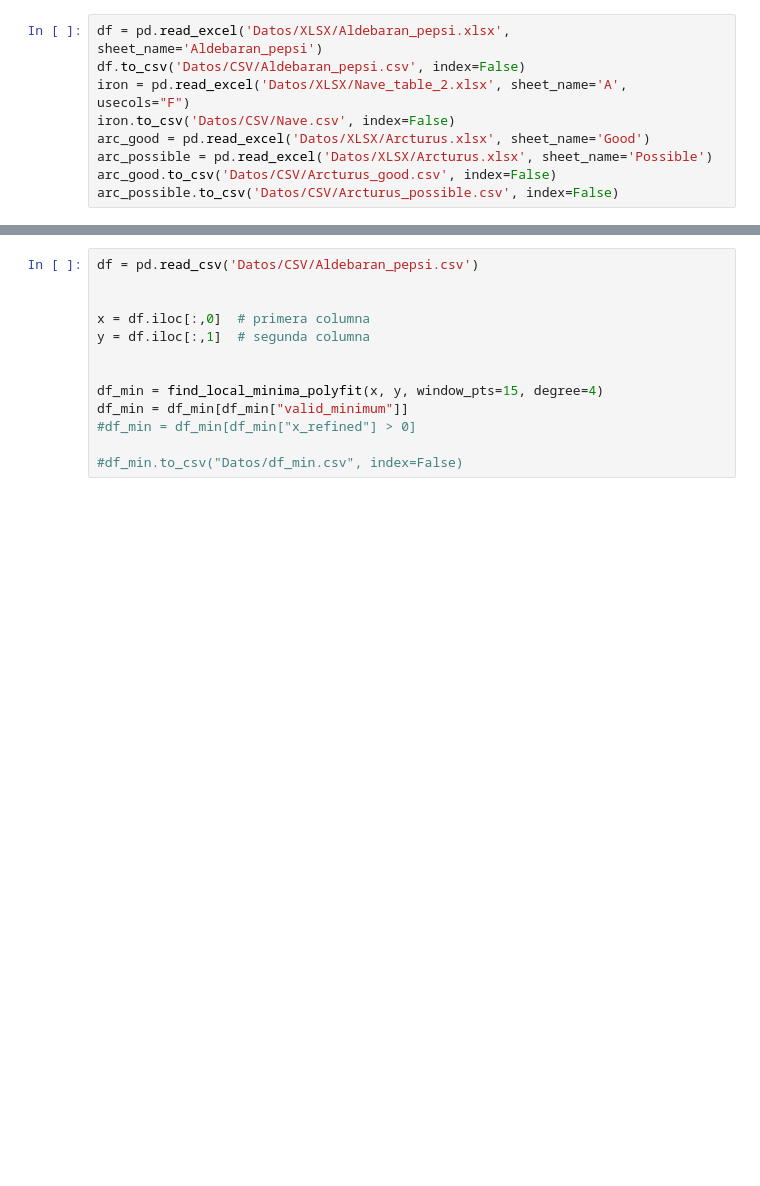
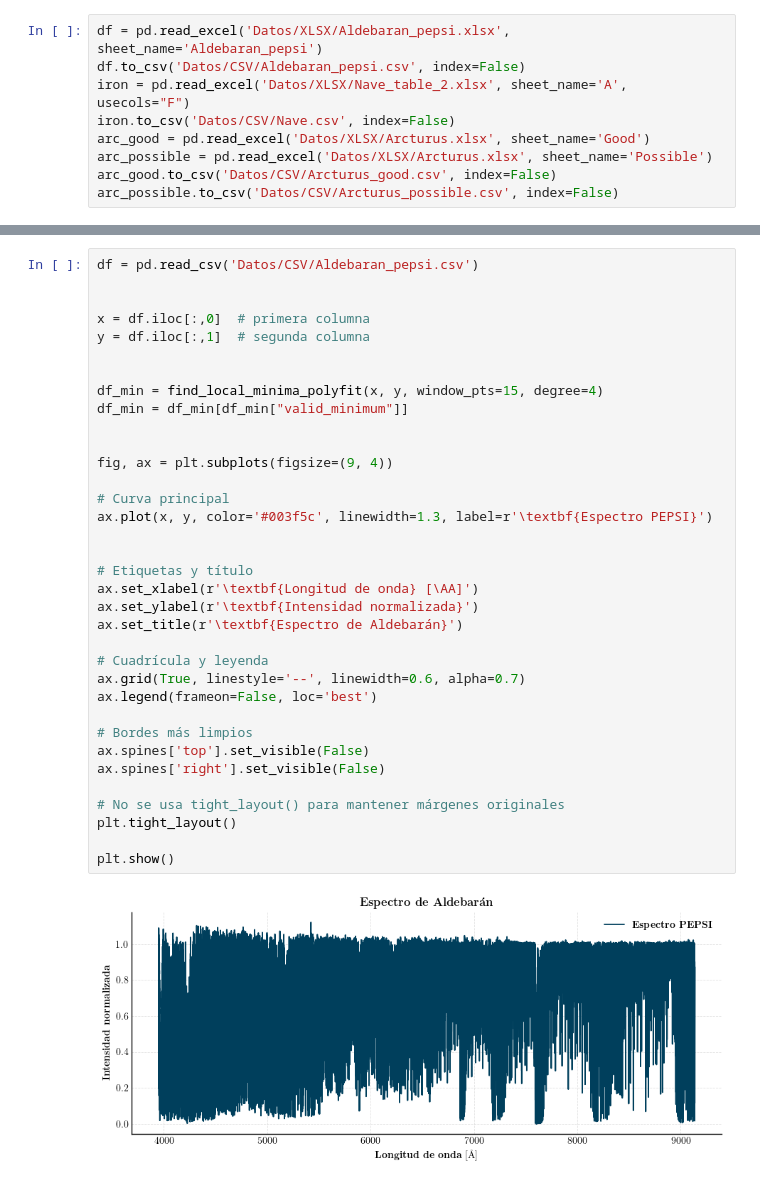
Before and after one commit to LaraGomezN/Aldebaran, a Jupyter notebook: main.ipynb, the cells around one changed output, grey strips where cells are left out. Saved outputs shown, nothing was run; the diff lists cells and outputs as text; blank space fills up the shorter version.

```diff
--- a/main.ipynb
+++ b/main.ipynb
@@ -143,16 +164,40 @@ def find_local_minima_polyfit(
 # %%
 df = pd.read_csv('Datos/CSV/Aldebaran_pepsi.csv')
 
 
 x = df.iloc[:,0]  # primera columna
 y = df.iloc[:,1]  # segunda columna
 
 
 df_min = find_local_minima_polyfit(x, y, window_pts=15, degree=4)
 df_min = df_min[df_min["valid_minimum"]]
-#df_min = df_min[df_min["x_refined"] > 0]
 
-#df_min.to_csv("Datos/df_min.csv", index=False)
+
+fig, ax = plt.subplots(figsize=(9, 4))
+
+# Curva principal
+ax.plot(x, y, color='#003f5c', linewidth=1.3, label=r'\textbf{Espectro PEPSI}')
+
+
+# Etiquetas y título
+ax.set_xlabel(r'\textbf{Longitud de onda} [\AA]')
+ax.set_ylabel(r'\textbf{Intensidad normalizada}')
+ax.set_title(r'\textbf{Espectro de Aldebarán}')
+
+# Cuadrícula y leyenda
+ax.grid(True, linestyle='--', linewidth=0.6, alpha=0.7)
+ax.legend(frameon=False, loc='best')
+
+# Bordes más limpios
+ax.spines['top'].set_visible(False)
+ax.spines['right'].set_visible(False)
+
+# No se usa tight_layout() para mantener márgenes originales
+plt.tight_layout()
+
+plt.show()
+# %% [output]
+[figure, added]
 # %%
 # Rango de interés
 x1 = 3955.7
```
Also changed, not shown: parts of 6 cells of this notebook, 2 other files.
